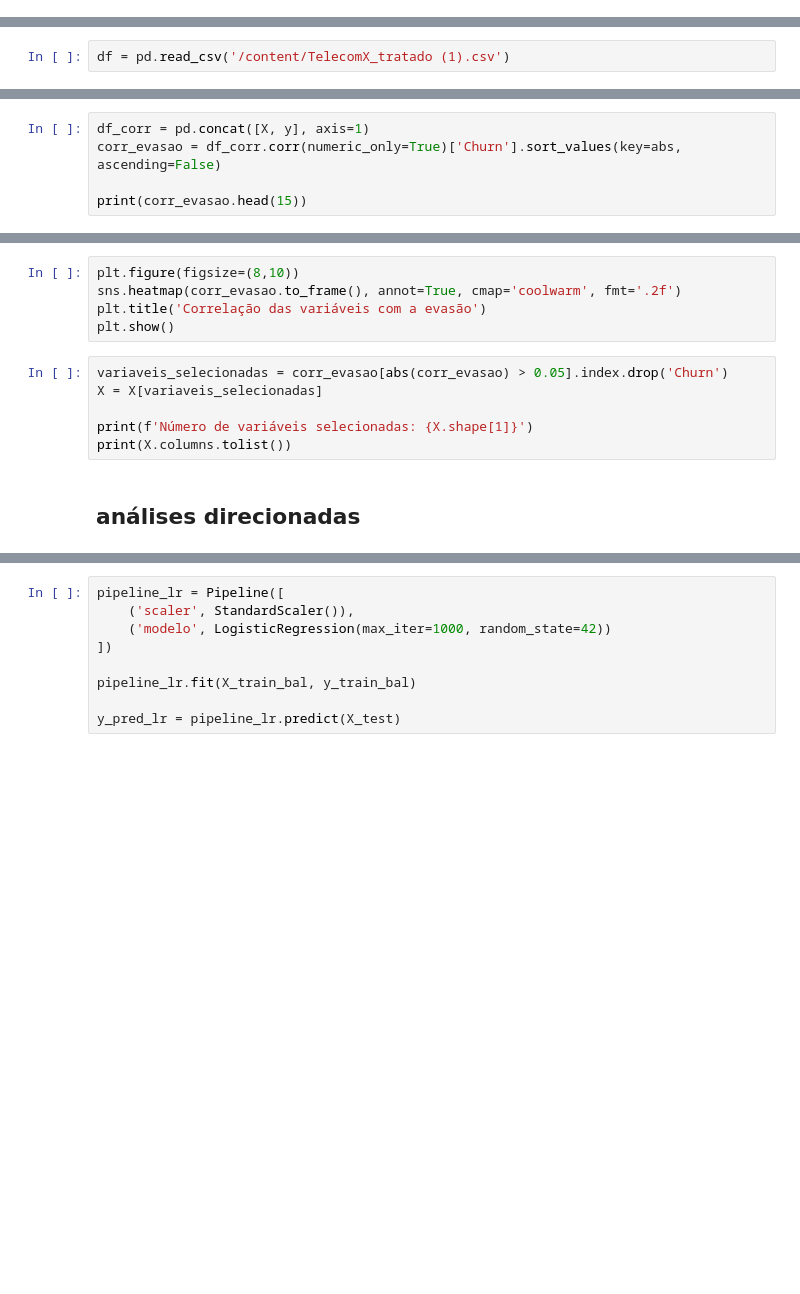
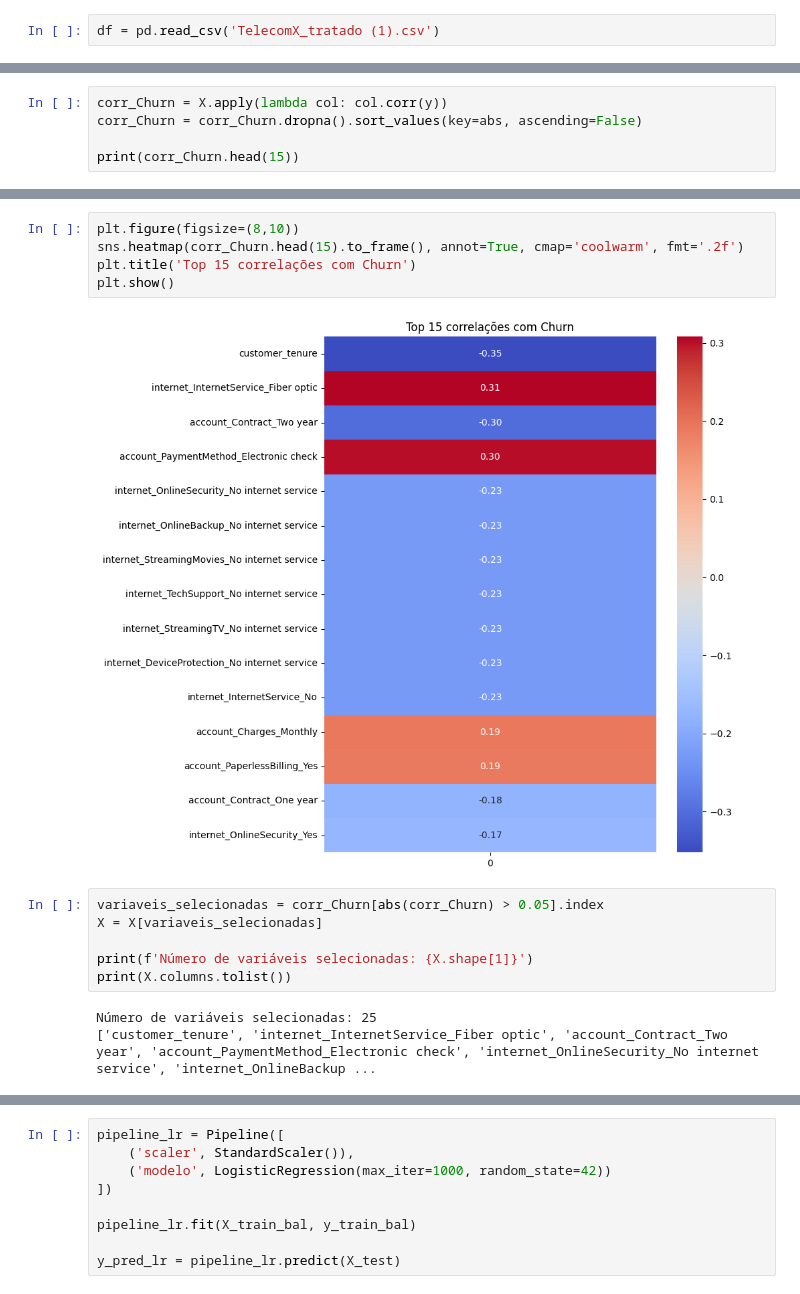
Before and after one commit to Alerosalino/TelecomXparte2, a Jupyter notebook: Cópia_de_TelecomX_parte_2.ipynb, the cells around one changed output, grey strips where cells are left out. Cells and saved outputs as stored; diff of their text form; blank space fills up the shorter version.

```diff
--- a/Cópia_de_TelecomX_parte_2.ipynb
+++ b/Cópia_de_TelecomX_parte_2.ipynb
@@ -23,2 +56,4 @@ from imblearn.over_sampling import SMOTE
+# %%
+df = pd.read_csv('TelecomX_tratado (1).csv')
 # %%
 pd.read_csv('/content/TelecomX_tratado (1).csv')
@@ -25,3 +74 @@ pd.read_csv('/content/TelecomX_tratado (1).csv')
-# %%
-df = pd.read_csv('/content/TelecomX_tratado (1).csv')
 # %% [markdown]
@@ -77,5 +205,5 @@ display(X.head())
 # %%
-df_corr = pd.concat([X, y], axis=1)
-corr_evasao = df_corr.corr(numeric_only=True)['Churn'].sort_values(key=abs, ascending=False)
+corr_Churn = X.apply(lambda col: col.corr(y))
+corr_Churn = corr_Churn.dropna().sort_values(key=abs, ascending=False)
 
-print(corr_evasao.head(15))
+print(corr_Churn.head(15))
@@ -82,13 +227,16 @@ print(corr_evasao.head(15))
 # %%
 plt.figure(figsize=(8,10))
-sns.heatmap(corr_evasao.to_frame(), annot=True, cmap='coolwarm', fmt='.2f')
-plt.title('Correlação das variáveis com a evasão')
+sns.heatmap(corr_Churn.head(15).to_frame(), annot=True, cmap='coolwarm', fmt='.2f')
+plt.title('Top 15 correlações com Churn')
 plt.show()
+# %% [output]
+[figure, added]
 # %%
-variaveis_selecionadas = corr_evasao[abs(corr_evasao) > 0.05].index.drop('Churn')
+variaveis_selecionadas = corr_Churn[abs(corr_Churn) > 0.05].index
 X = X[variaveis_selecionadas]
 
 print(f'Número de variáveis selecionadas: {X.shape[1]}')
 print(X.columns.tolist())
+# %% [output]
+Número de variáveis selecionadas: 25
+['customer_tenure', 'internet_InternetService_Fiber optic', 'account_Contract_Two year', 'account_PaymentMethod_Electronic check', 'internet_OnlineSecurity_No internet service', 'internet_OnlineBackup ...
-# %% [markdown]
-## análises direcionadas
```
Also changed, not shown: parts of 45 cells of this notebook.
